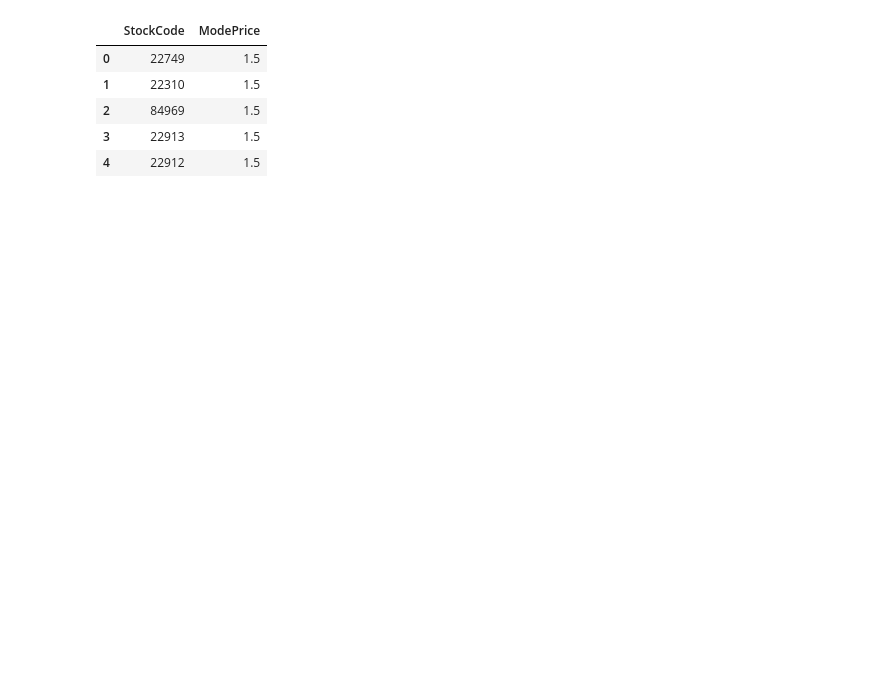
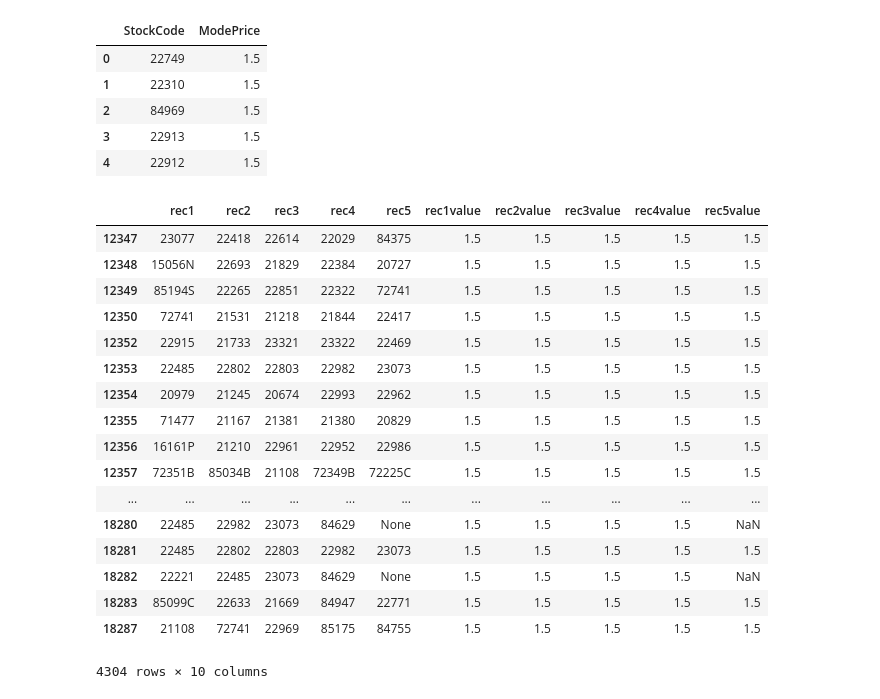
Before and after one commit to tristar82/Project-Week-8-Final-Project, a Jupyter notebook: your-project/Code/3_Recommender_System.ipynb, the cells around one changed output. Saved outputs shown, nothing was run; the diff lists cells and outputs as text; code cells hidden in the pictures; blank space fills up the shorter version.

```diff
--- a/your-project/Code/3_Recommender_System.ipynb
+++ b/your-project/Code/3_Recommender_System.ipynb
@@ -387,4 +387,7 @@ recommendations_df.head()
 | 12352 | 22915 | 21733 | 23321 | 23322 | 22469 | 1.5 |
 # %%
 def pricelookup(row):
-    return float(df_price_lookup.loc[df_price_lookup['StockCode'] == row]["ModePrice"])
+    try:
+        return float(df_price_lookup.loc[df_price_lookup['StockCode'] == row]["ModePrice"])
+    except:
+        print(f"Failed on row {row}")
@@ -395,2 +394,4 @@ float(df_price_lookup.loc[df_price_lookup['StockCode'] == '23077']["ModePrice"])
+# %%
+recommendations_df['TotalPossCustRev'] = recommendations_df.iloc[:,-5:].sum(axis=1)
 # %% [markdown]
 ###start to monitor acceptance of recommendations as this will give success rate - which is a valuable metric
@@ -403,3 +408,30 @@ df_price_lookup.head()
 | 2 | 84969 | 1.5 |
 | 3 | 22913 | 1.5 |
 | 4 | 22912 | 1.5 |
+# %%
+recommendations_df['rec1value'] = recommendations_df['rec1'].apply(pricelookup)
+recommendations_df['rec2value'] = recommendations_df['rec2'].apply(pricelookup)
+recommendations_df['rec3value'] = recommendations_df['rec3'].apply(pricelookup)
+recommendations_df['rec4value'] = recommendations_df['rec4'].apply(pricelookup)
+recommendations_df['rec5value'] = recommendations_df['rec5'].apply(pricelookup)
+# %%
+recommendations_df
+# %% [output]
+|  | rec1 | rec2 | rec3 | rec4 | rec5 | rec1value | rec2value | rec3value | rec4value | rec5value |
+| 12347 | 23077 | 22418 | 22614 | 22029 | 84375 | 1.5 | 1.5 | 1.5 | 1.5 | 1.5 |
+| 12348 | 15056N | 22693 | 21829 | 22384 | 20727 | 1.5 | 1.5 | 1.5 | 1.5 | 1.5 |
+| 12349 | 85194S | 22265 | 22851 | 22322 | 72741 | 1.5 | 1.5 | 1.5 | 1.5 | 1.5 |
+| 12350 | 72741 | 21531 | 21218 | 21844 | 22417 | 1.5 | 1.5 | 1.5 | 1.5 | 1.5 |
+| 12352 | 22915 | 21733 | 23321 | 23322 | 22469 | 1.5 | 1.5 | 1.5 | 1.5 | 1.5 |
+| 12353 | 22485 | 22802 | 22803 | 22982 | 23073 | 1.5 | 1.5 | 1.5 | 1.5 | 1.5 |
+| 12354 | 20979 | 21245 | 20674 | 22993 | 22962 | 1.5 | 1.5 | 1.5 | 1.5 | 1.5 |
+| 12355 | 71477 | 21167 | 21381 | 21380 | 20829 | 1.5 | 1.5 | 1.5 | 1.5 | 1.5 |
+| 12356 | 16161P | 21210 | 22961 | 22952 | 22986 | 1.5 | 1.5 | 1.5 | 1.5 | 1.5 |
+| 12357 | 72351B | 85034B | 21108 | 72349B | 72225C | 1.5 | 1.5 | 1.5 | 1.5 | 1.5 |
+| ... | ... | ... | ... | ... | ... | ... | ... | ... | ... | ... |
+| 18280 | 22485 | 22982 | 23073 | 84629 | None | 1.5 | 1.5 | 1.5 | 1.5 | NaN |
+| 18281 | 22485 | 22802 | 22803 | 22982 | 23073 | 1.5 | 1.5 | 1.5 | 1.5 | 1.5 |
+| 18282 | 22221 | 22485 | 23073 | 84629 | None | 1.5 | 1.5 | 1.5 | 1.5 | NaN |
+| 18283 | 85099C | 22633 | 21669 | 84947 | 22771 | 1.5 | 1.5 | 1.5 | 1.5 | 1.5 |
+| 18287 | 21108 | 72741 | 22969 | 85175 | 84755 | 1.5 | 1.5 | 1.5 | 1.5 | 1.5 |
+4304 rows × 10 columns
```
Also changed, not shown: parts of 2 cells of this notebook.
